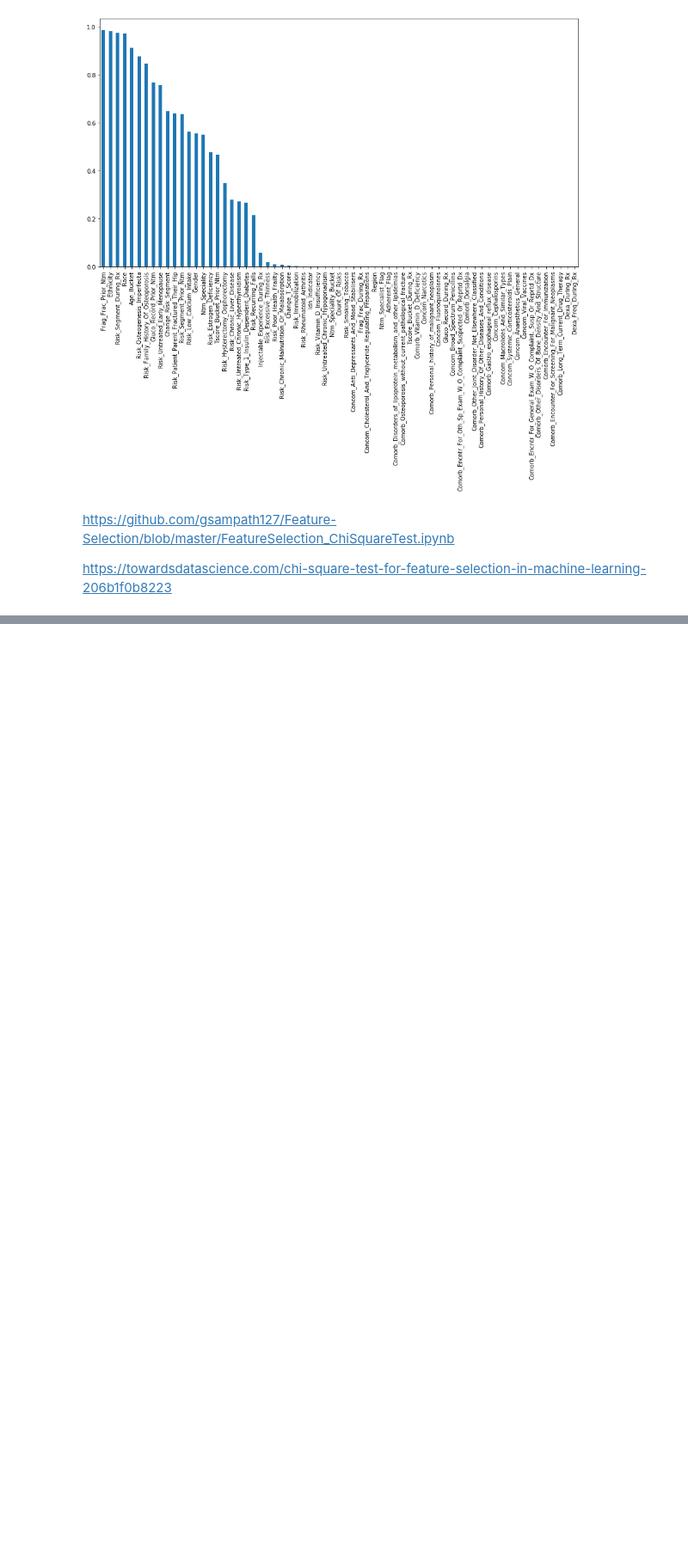
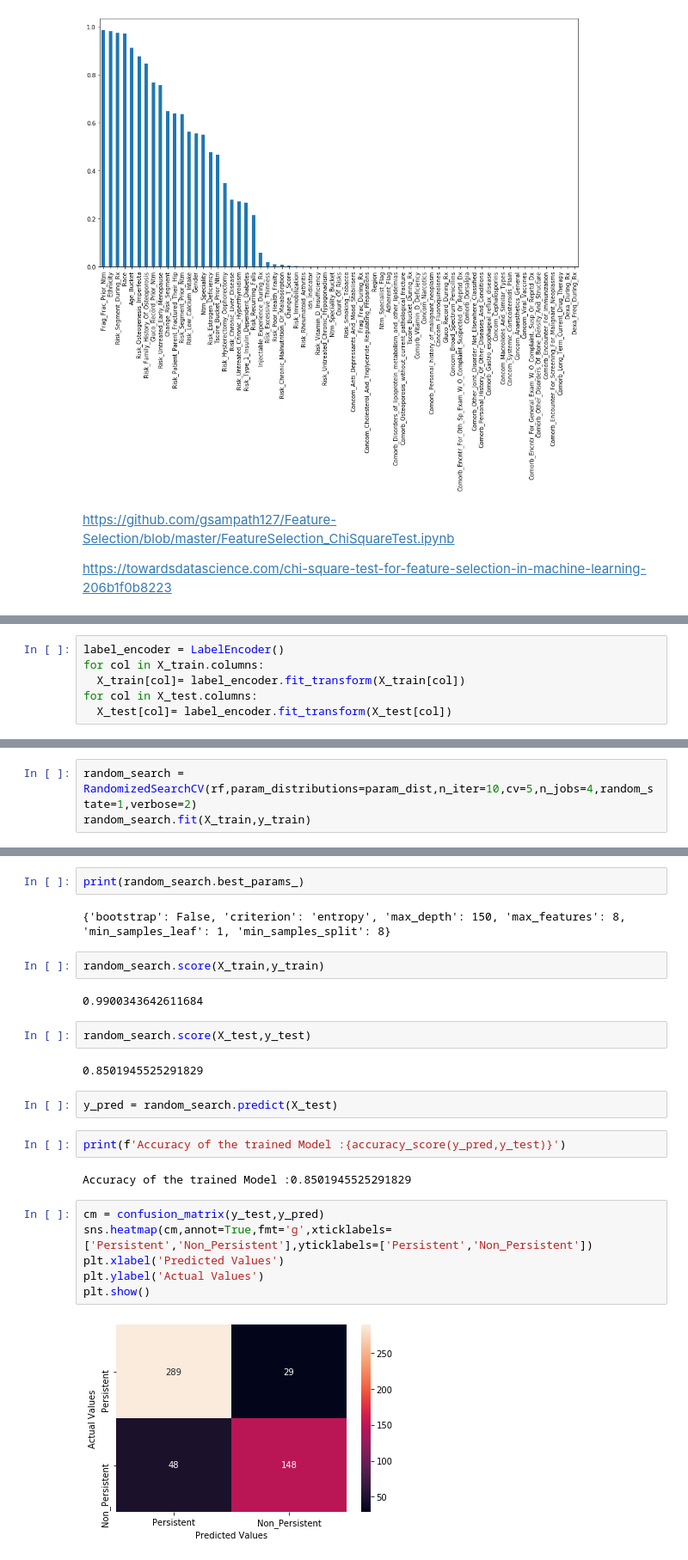
Before and after one commit to plaban1981/Pharmaceutical-Classification, a Jupyter notebook: Pharma_Classification.ipynb, the cells around one changed output, grey strips where cells are left out. Shown at 86% size. Cells and saved outputs as stored; diff of their text form; blank space fills up the shorter version.

```diff
--- a/Pharma_Classification.ipynb
+++ b/Pharma_Classification.ipynb
@@ -156,0 +401,6 @@ dtype: float64
+# %%
+label_encoder = LabelEncoder()
+for col in X_train.columns:
+  X_train[col]= label_encoder.fit_transform(X_train[col])
+for col in X_test.columns:
+  X_test[col]= label_encoder.fit_transform(X_test[col])
@@ -156,0 +418,3 @@ dtype: float64
+# %%
+random_search = RandomizedSearchCV(rf,param_distributions=param_dist,n_iter=10,cv=5,n_jobs=4,random_state=1,verbose=2)
+random_search.fit(X_train,y_train)
@@ -156,0 +443,26 @@ dtype: float64
+# %%
+print(random_search.best_params_)
+# %% [output]
+{'bootstrap': False, 'criterion': 'entropy', 'max_depth': 150, 'max_features': 8, 'min_samples_leaf': 1, 'min_samples_split': 8}
+# %%
+random_search.score(X_train,y_train)
+# %% [output]
+0.9900343642611684
+# %%
+random_search.score(X_test,y_test)
+# %% [output]
+0.8501945525291829
+# %%
+y_pred = random_search.predict(X_test)
+# %%
+print(f'Accuracy of the trained Model :{accuracy_score(y_pred,y_test)}')
+# %% [output]
+Accuracy of the trained Model :0.8501945525291829
+# %%
+cm = confusion_matrix(y_test,y_pred)
+sns.heatmap(cm,annot=True,fmt='g',xticklabels=['Persistent','Non_Persistent'],yticklabels=['Persistent','Non_Persistent'])
+plt.xlabel('Predicted Values')
+plt.ylabel('Actual Values')
+plt.show()
+# %% [output]
+[figure, added]
```
Also changed, not shown: parts of 75 cells of this notebook.
